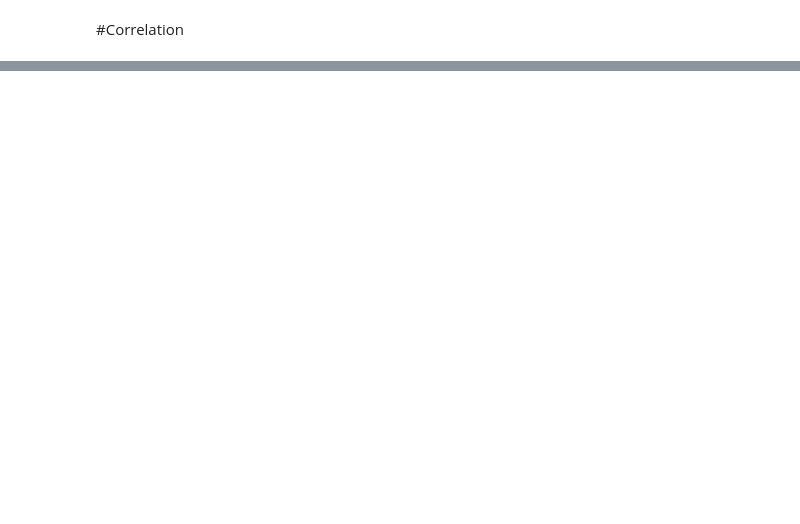
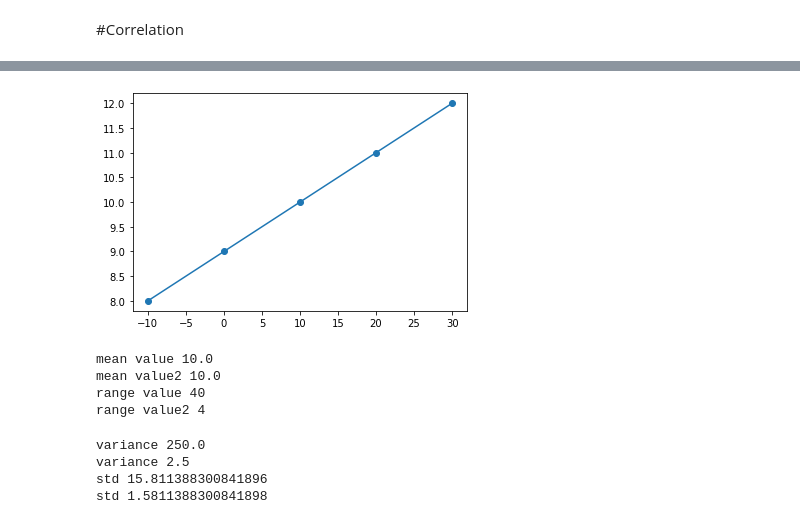
Before and after one commit to lkarjun/data-science-from-scratch, a Jupyter notebook: ChapterFive/Statistics.ipynb, the cells around one changed output, grey strips where cells are left out. Saved outputs shown, nothing was run; the diff lists cells and outputs as text; code cells hidden in the pictures; blank space fills up the shorter version.

```diff
--- a/ChapterFive/Statistics.ipynb
+++ b/ChapterFive/Statistics.ipynb
@@ -179,0 +153,31 @@ daily_minutes_good = [dm / 60 for dm in daily_minutes_good]
+# %%
+#Creations
+
+from matplotlib import pyplot as plt
+
+value = [-10, 0, 10, 20, 30]
+value2 = [8, 9, 10, 11, 12]
+
+plt.plot(value, value2, marker='o')
+plt.show()
+
+print('mean value', mean(value))
+print('mean value2', mean(value2))
+print('range value', data_range(value))
+print('range value2', data_range(value2))
+# %% [output]
+[figure, added]
+mean value 10.0
+mean value2 10.0
+range value 40
+range value2 4
+# %%
+print('variance',variance(value))
+print('variance', variance(value2))
+print('std', standard_deviation(value))
+print('std', standard_deviation(value2))
+# %% [output]
+variance 250.0
+variance 2.5
+std 15.811388300841896
+std 1.5811388300841898
```
Also changed, not shown: parts of 13 cells of this notebook.
